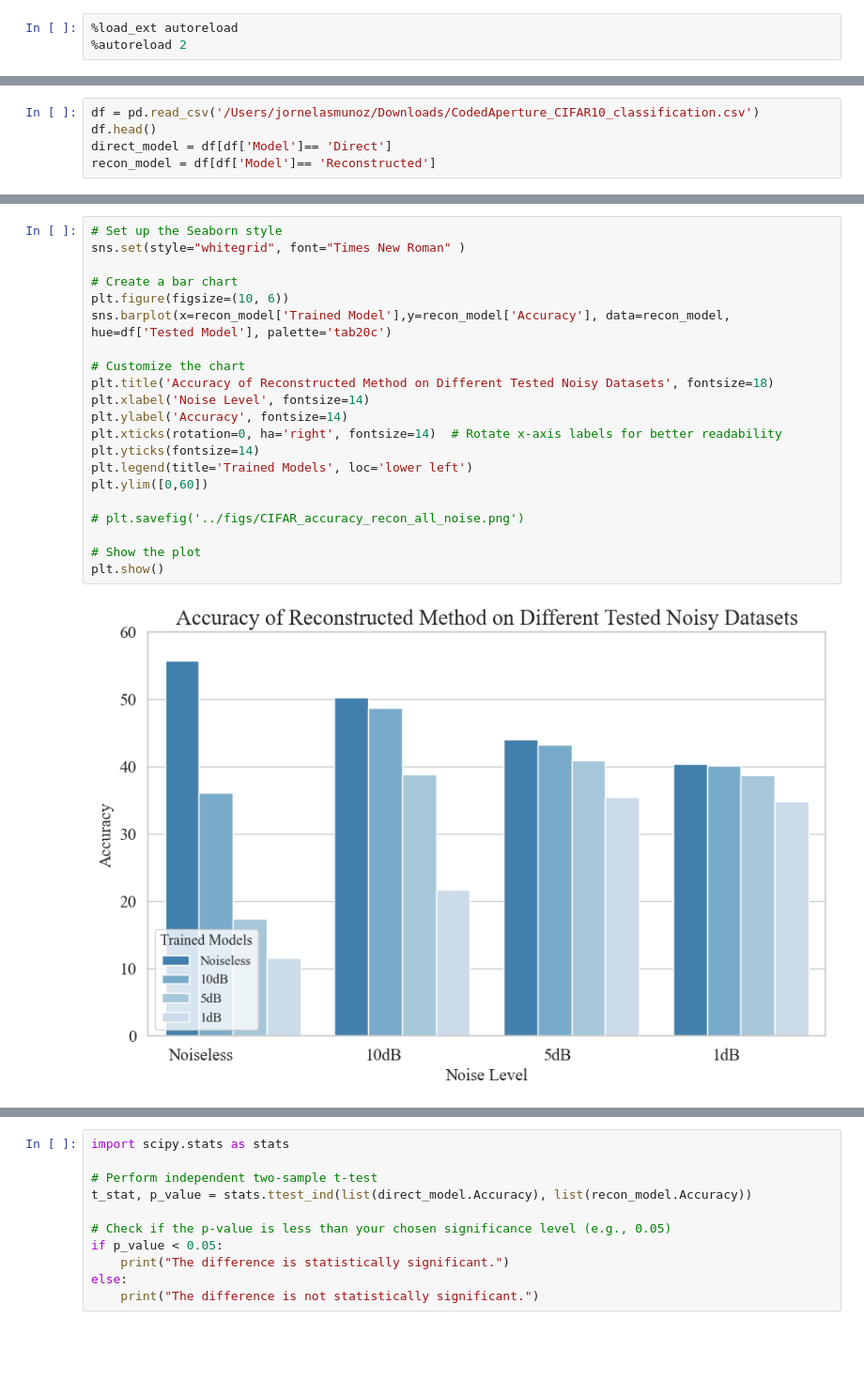
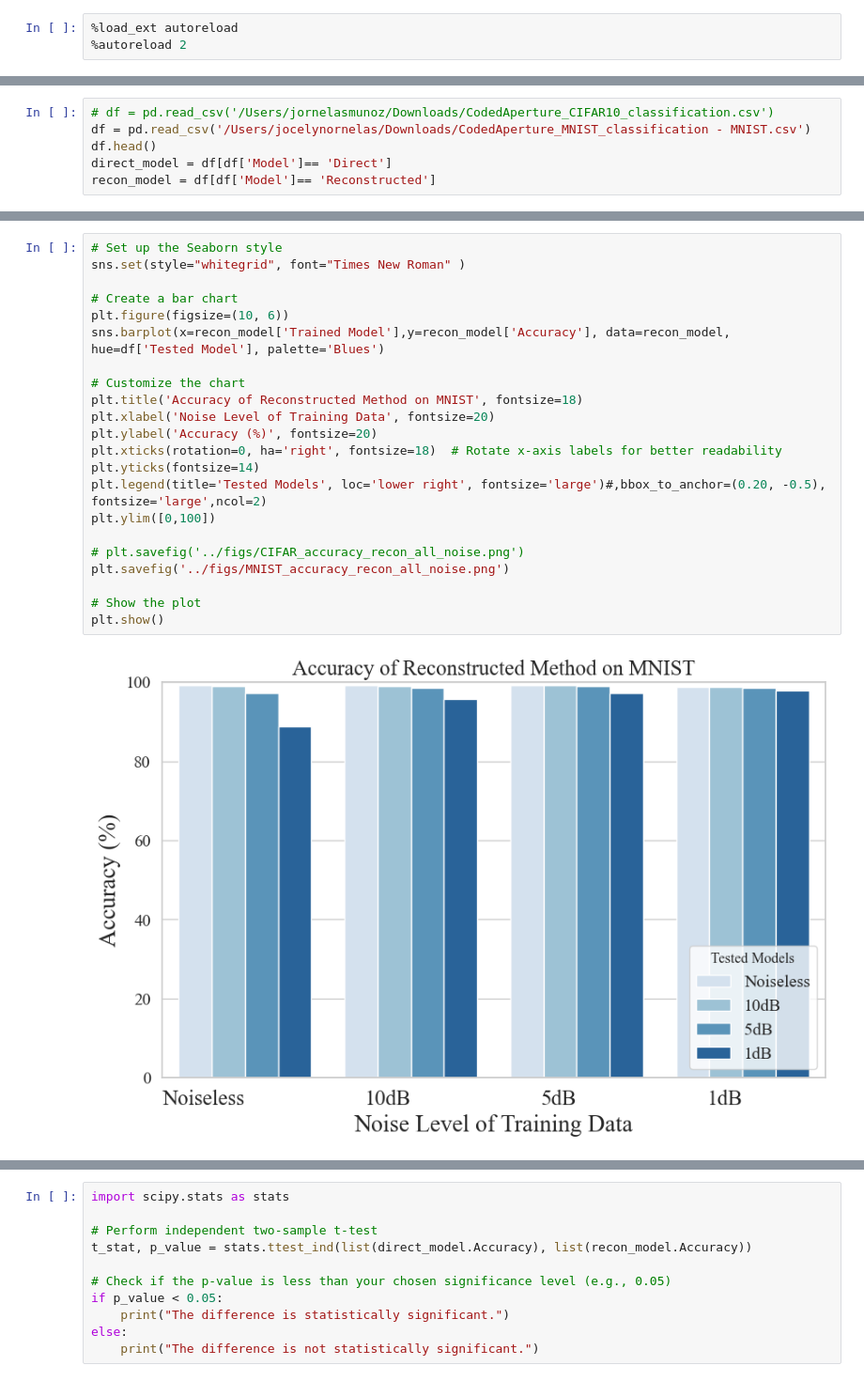
Before and after one commit to jornelasmunoz/UCM_Undergraduate_Research, a Jupyter notebook: jornelasmunoz/notebooks/Plots.ipynb, the cells around one changed output, grey strips where cells are left out. Shown at 94% size. Saved outputs shown, nothing was run; the diff lists cells and outputs as text; blank space fills up the shorter version.

Commit message:
Changed colors and labels of plots for QE slides and poster

```diff
--- a/jornelasmunoz/notebooks/Plots.ipynb
+++ b/jornelasmunoz/notebooks/Plots.ipynb
@@ -44,5 +28,6 @@ Using path =  /Users/jornelasmunoz/Desktop/UC Merced/Research/coded-aperture/jor
 # %%
-df = pd.read_csv('/Users/jornelasmunoz/Downloads/CodedAperture_CIFAR10_classification.csv')
+# df = pd.read_csv('/Users/jornelasmunoz/Downloads/CodedAperture_CIFAR10_classification.csv')
+df = pd.read_csv('/Users/jocelynornelas/Downloads/CodedAperture_MNIST_classification - MNIST.csv')
 df.head()
 direct_model = df[df['Model']== 'Direct']
 recon_model = df[df['Model']== 'Reconstructed']
@@ -70,26 +56,27 @@ plt.show()
 # %%
 # Set up the Seaborn style
 sns.set(style="whitegrid", font="Times New Roman" )
 
 # Create a bar chart
 plt.figure(figsize=(10, 6))
-sns.barplot(x=recon_model['Trained Model'],y=recon_model['Accuracy'], data=recon_model, hue=df['Tested Model'], palette='tab20c')
+sns.barplot(x=recon_model['Trained Model'],y=recon_model['Accuracy'], data=recon_model, hue=df['Tested Model'], palette='Blues')
 
 # Customize the chart
-plt.title('Accuracy of Reconstructed Method on Different Tested Noisy Datasets', fontsize=18)
-plt.xlabel('Noise Level', fontsize=14)
-plt.ylabel('Accuracy', fontsize=14)
-plt.xticks(rotation=0, ha='right', fontsize=14)  # Rotate x-axis labels for better readability
+plt.title('Accuracy of Reconstructed Method on MNIST', fontsize=18)
+plt.xlabel('Noise Level of Training Data', fontsize=20)
+plt.ylabel('Accuracy (%)', fontsize=20)
+plt.xticks(rotation=0, ha='right', fontsize=18)  # Rotate x-axis labels for better readability
 plt.yticks(fontsize=14)
-plt.legend(title='Trained Models', loc='lower left')
-plt.ylim([0,60])
+plt.legend(title='Tested Models', loc='lower right', fontsize='large')#,bbox_to_anchor=(0.20, -0.5), fontsize='large',ncol=2)
+plt.ylim([0,100])
 
 # plt.savefig('../figs/CIFAR_accuracy_recon_all_noise.png')
+plt.savefig('../figs/MNIST_accuracy_recon_all_noise.png')
 
 # Show the plot
 plt.show()
 # %% [output]
-[figure, old version]
+[figure, new version]
 # %%
 # Set up the Matplotlib figure
 plt.figure(figsize=(12, 8))
```
Also changed, not shown: parts of 4 cells of this notebook, 2 other files.
